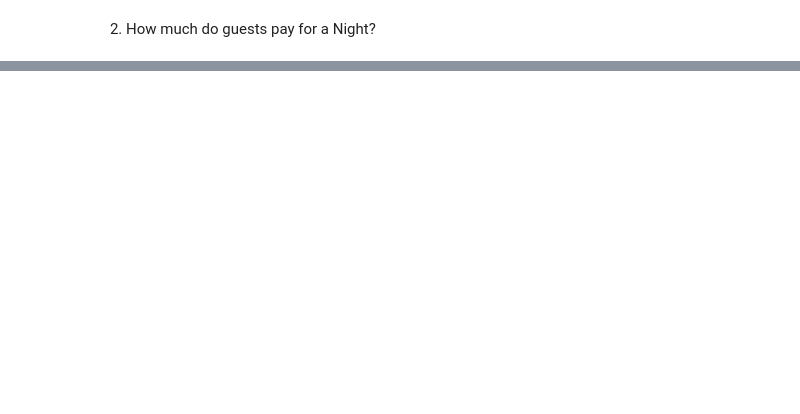
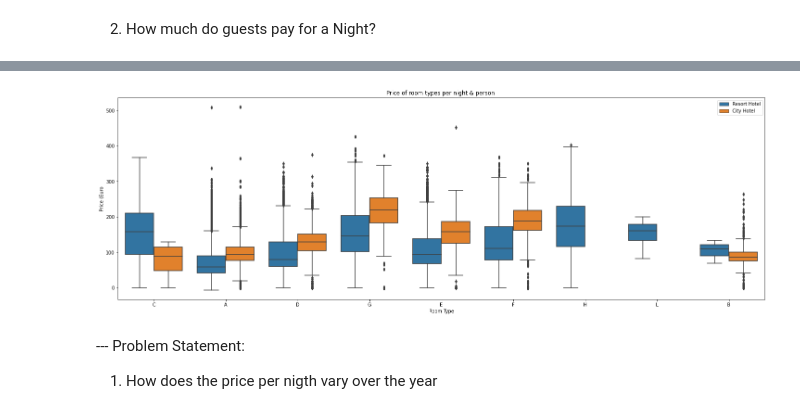
Before and after one commit to Aboubacar2012/ML_Project, a Jupyter notebook: Predict_the_cancellation_of_Hotel_Booking.ipynb, the cells around one changed output, grey strips where cells are left out. Saved outputs shown, nothing was run; the diff lists cells and outputs as text; code cells hidden in the pictures; blank space fills up the shorter version.

```diff
--- a/Predict_the_cancellation_of_Hotel_Booking.ipynb
+++ b/Predict_the_cancellation_of_Hotel_Booking.ipynb
@@ -196,0 +206,2 @@ map_guests.show()
+# %%
+data2=data[data['is_canceled']==0]
@@ -196,0 +223,14 @@ map_guests.show()
+# %%
+# Let's plot the distribution of price
+plt.figure(figsize=(25, 8))
+sns.boxplot(x='reserved_room_type', y='adr', hue='hotel', data=data2)
+plt.title('Price of room types per night & person ')
+plt.xlabel('Room Type')
+plt.ylabel('Price (Euro')
+plt.legend()
+plt.show()
+# %% [output]
+[figure, added]
+# %% [markdown]
+--- Problem Statement:
+1. How does the price per nigth vary over the year
```
Also changed, not shown: parts of 81 cells of this notebook.
